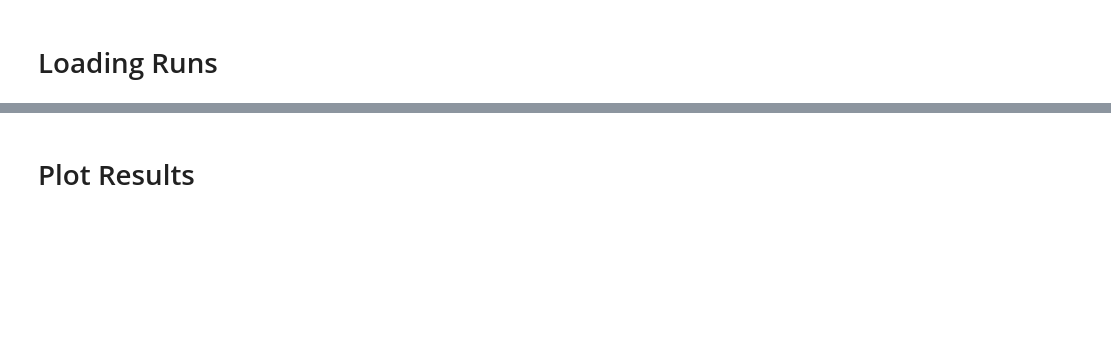
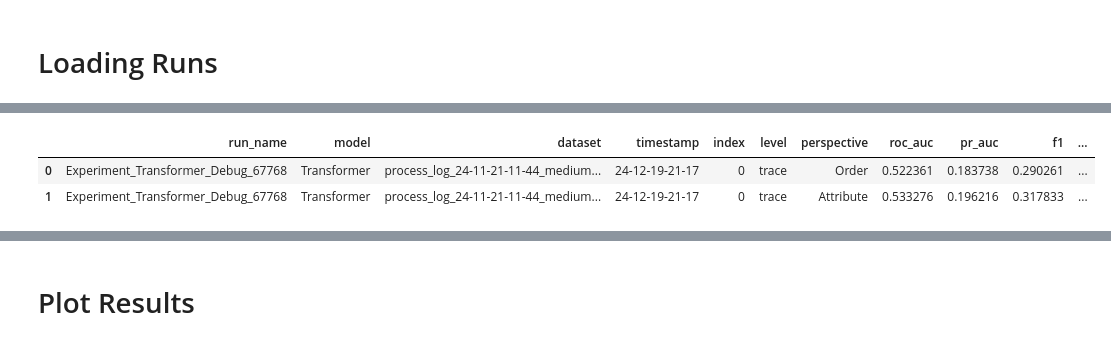
Before and after one commit to ronaldvandenbroek/BPAD, a Jupyter notebook: analysis/raw/result_analysis.ipynb, the cells around one changed output, grey strips where cells are left out. Drawn from its saved outputs; the diff is of its cells as text; code cells hidden in the pictures; blank space fills up the shorter version.

```diff
--- a/analysis/raw/result_analysis.ipynb
+++ b/analysis/raw/result_analysis.ipynb
@@ -323,6 +348,12 @@ if total_runtime != 0:
 
     with open(file_path, 'w') as file:
         file.write(output)
+# %%
+all_scores_df
+# %% [output]
+|  | run_name | model | dataset | timestamp | index | level | perspective | roc_auc | pr_auc | f1 | ... |
+| 0 | Experiment_Transformer_Debug_67768 | Transformer | process_log_24-11-21-11-44_medium... | 24-12-19-21-17 | 0 | trace | Order | 0.522361 | 0.183738 | 0.290261 | ... |
+| 1 | Experiment_Transformer_Debug_67768 | Transformer | process_log_24-11-21-11-44_medium... | 24-12-19-21-17 | 0 | trace | Attribute | 0.533276 | 0.196216 | 0.317833 | ... |
 # %%
 print(all_scores_df.shape)
 all_scores_df = all_scores_df.drop(columns=["run_name", "timestamp", "index", "numerical_encoding"])
```
Also changed, not shown: parts of 9 cells of this notebook, 5 other files.
